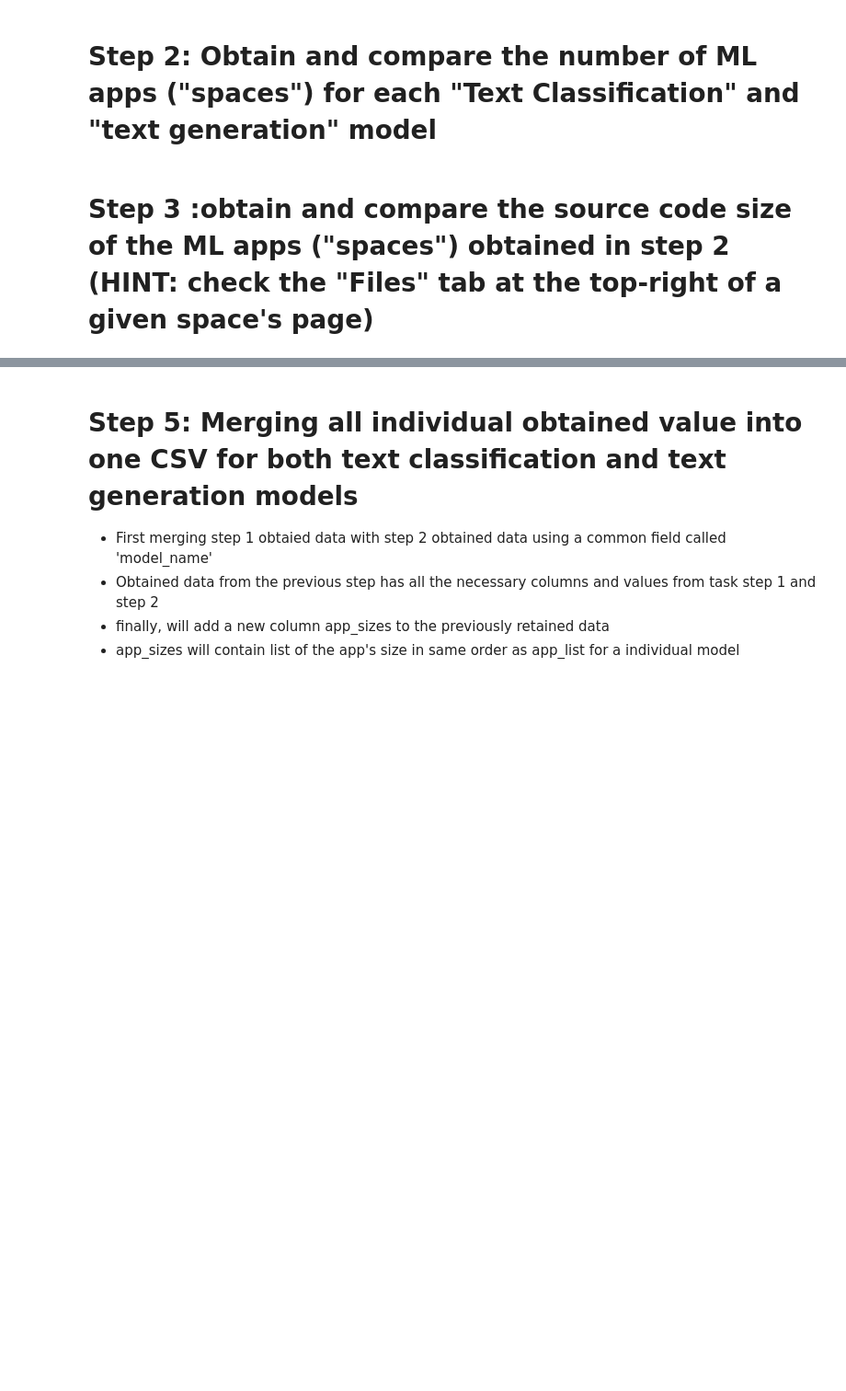
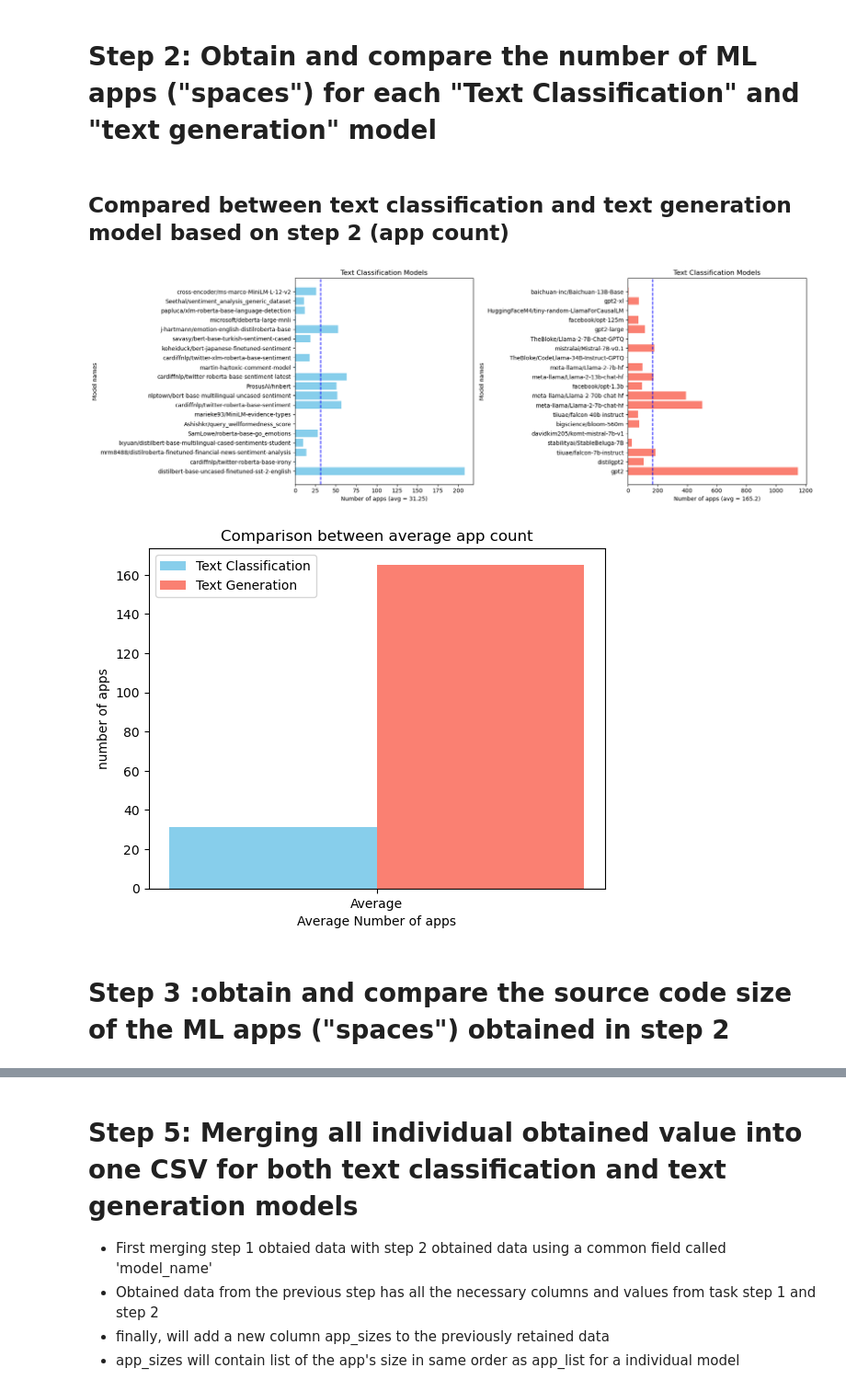
Before and after one commit to Zahin52/classifier_vs_generator, a Jupyter notebook: classifier vs generator.ipynb, the cells around one changed output, grey strips where cells are left out. Shown at 92% size. Drawn from its saved outputs; the diff is of its cells as text; code cells hidden in the pictures; blank space fills up the shorter version.

Commit message:
plot added in all steps

```diff
--- a/classifier vs generator.ipynb
+++ b/classifier vs generator.ipynb
@@ -144,8 +144,63 @@ classification_app_count,generation_app_count = loop.run_until_complete(main())
 # %%
 save_to_csv(classification_app_count,"classification_app_count.csv")
 save_to_csv(generation_app_count,"generation_app_count.csv")
+# %% [markdown]
+## Compared between text classification and text generation model based on step 2 (app count)
+# %%
+# Create DataFrames
+df1 = pd.DataFrame(classification_app_count)
+df2 = pd.DataFrame(generation_app_count)
+
+# Set the figure size
+plt.figure(figsize=(18, 6))
+
+# Plotting the first bar chart
+plt.subplot(1, 2, 1)
+plt.barh(df1["model_name"].values, df1["total_app"].values, color='skyblue')
+average1 = sum(df1["total_app"].values) / len(df1["total_app"].values)
+plt.axvline(average1, color='b', linestyle='--', label='Average')
+
+plt.xlabel(f'Number of apps (avg = {average1})')
+plt.ylabel(f'Model names')
+plt.title('Text Classification Models')
+
+
+# Plotting the second bar chart
+plt.subplot(1, 2, 2)
+plt.barh(df2["model_name"].values, df2["total_app"].values, color='salmon')
+average2 = sum(df2["total_app"].values) / len(df2["total_app"].values)
+plt.axvline(average2, color='b', linestyle='--', label='Average')
+
+plt.xlabel(f'Number of apps (avg = {average2})')
+plt.ylabel(f'Model names')
+plt.title('Text Classification Models')
+
+# Adjust layout for better spacing
+plt.tight_layout()
+
+#  Grouped Bar Chart
+labels = ['Average']
+
+x = range(len(labels))
+width = 0.35
+
+fig, ax = plt.subplots()
+rects1 = ax.bar(x, average1, width, label='Text Classification',color="skyblue")
+rects2 = ax.bar([i + width for i in x], average2, width, label='Text Generation',color="salmon")
+
+ax.set_xlabel('Average Number of apps')
+ax.set_ylabel('number of apps')
+ax.set_title('Comparison between average app count')
+ax.set_xticks([i + width / 2 for i in x])
+ax.set_xticklabels(labels)
+ax.legend()
+# Show the plot
+plt.show()
+# %% [output]
+[figure, added]
+[figure, added]
 # %% [markdown]
-# Step 3 :obtain and compare the source code size of the ML apps ("spaces") obtained in step 2 (HINT: check the "Files" tab at the top-right of a given space's page)
+# Step 3 :obtain and compare the source code size of the ML apps ("spaces") obtained in step 2
 # %%
 # converting kb to bytes to store size in bytes
 def kb_to_bytes(kb):
```
Also changed, not shown: parts of 10 cells of this notebook, 8 other files.
